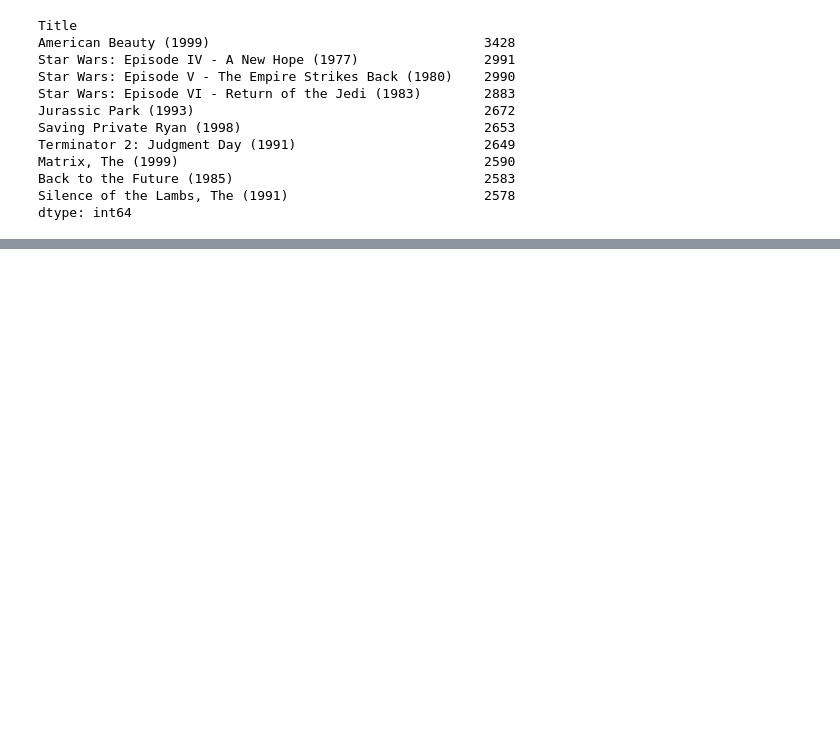
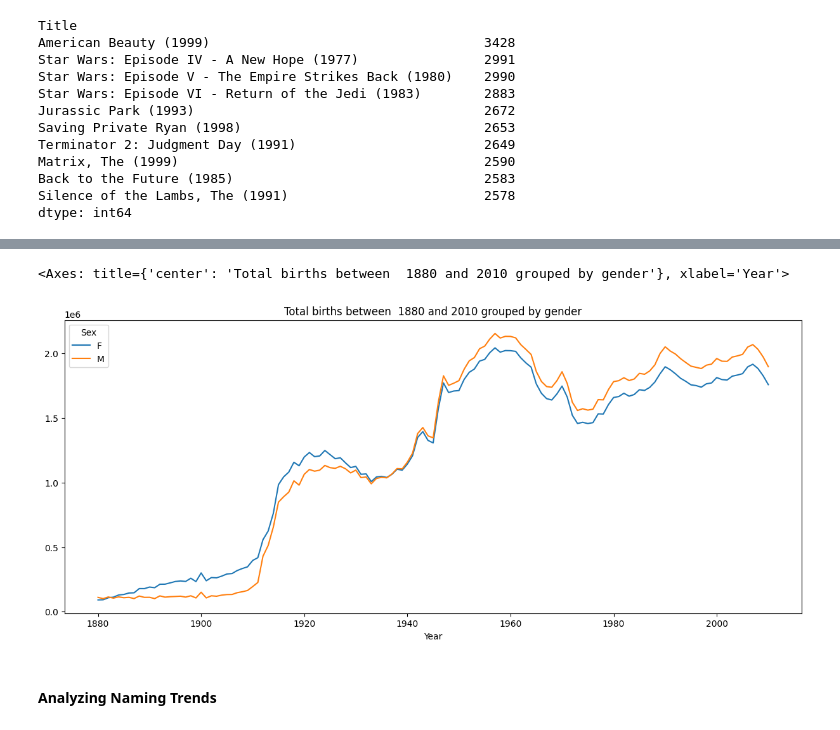
Before and after one commit to Njeri-Gitome/Python_for_DataAnalysis, a Jupyter notebook: Introductory.ipynb, the cells around one changed output, grey strips where cells are left out. Saved outputs shown, nothing was run; the diff lists cells and outputs as text; code cells hidden in the pictures; blank space fills up the shorter version.

Commit message:
EDA for USA baby names

```diff
--- a/Introductory.ipynb
+++ b/Introductory.ipynb
@@ -974,0 +983,4 @@ dtype: int64
+# %%
+import pandas as pd
+
+names =pd.read_csv('Datasets/names.csv')
@@ -974,0 +1001,2 @@ dtype: int64
+# %%
+names =names.rename(columns ={'Number': 'Births'})
@@ -974,0 +1038,3 @@ dtype: int64
+# %%
+#Total births per year, grouped by gender
+total_births =names.pivot_table(values ='Births', index ='Year', columns ='Sex', aggfunc = 'sum')
@@ -974,0 +1062,7 @@ dtype: int64
+# %%
+total_births.plot(title ='Total births between  1880 and 2010 grouped by gender', figsize= (15,6))
+# %% [output]
+<Axes: title={'center': 'Total births between  1880 and 2010 grouped by gender'}, xlabel='Year'>
+[figure, added]
+# %% [markdown]
+#### Analyzing Naming Trends
```
Also changed, not shown: parts of 7 cells of this notebook.
